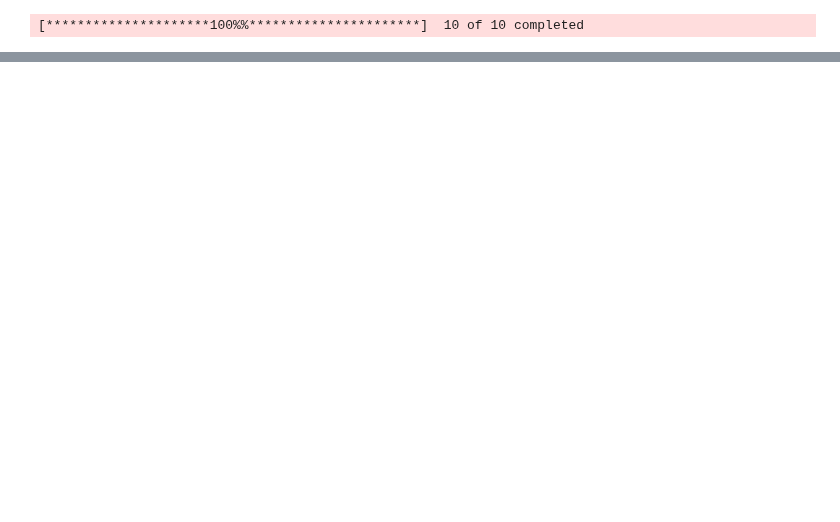
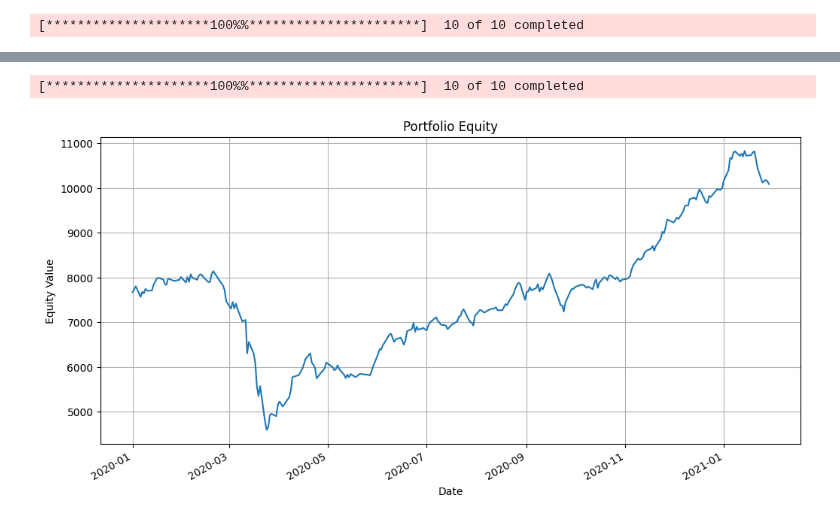
Before and after one commit to anirbanghoshsbi/.github.io, a Jupyter notebook: work/portfolio/momentum_portfolio_manual.ipynb, the cells around one changed output, grey strips where cells are left out. Cells and saved outputs as stored; diff of their text form; code cells hidden in the pictures; blank space fills up the shorter version.

```diff
--- a/work/portfolio/momentum_portfolio_manual.ipynb
+++ b/work/portfolio/momentum_portfolio_manual.ipynb
@@ -170,3 +187,30 @@ ax = rp.plot_risk_con(w, cov=port.cov, returns=port.returns, rm=rm, rf=0, alpha=
+# %%
+import yfinance as yf
+import matplotlib.pyplot as plt
+import pandas as pd
+
+# Get today's date
+today = pd.Timestamp.today().strftime('%Y-%m-%d')
+
+# Define stock symbols and weights
+symbols = assets
+weights = [1,1,1,1,1,1,1,1,1,1]
+# Download historical price data
+data = yf.download(symbols, start="2020-01-01", end='2021-01-31')["Adj Close"]
+
+# Calculate portfolio return by multiplying weights with daily returns
+portfolio_return = (data * weights).sum(axis=1)
+
+# Plot the portfolio return
+plt.figure(figsize=(12, 6))
+portfolio_return.plot(title="Portfolio Equity")
+plt.ylabel("Equity Value")
+plt.xlabel("Date")
+plt.grid(True)
+plt.show()
+# %% [output]
+[*********************100%%**********************]  10 of 10 completed
+[figure, added]
 # %% [markdown]
 February 2024
 
```
Also changed, not shown: parts of 12 cells of this notebook.
